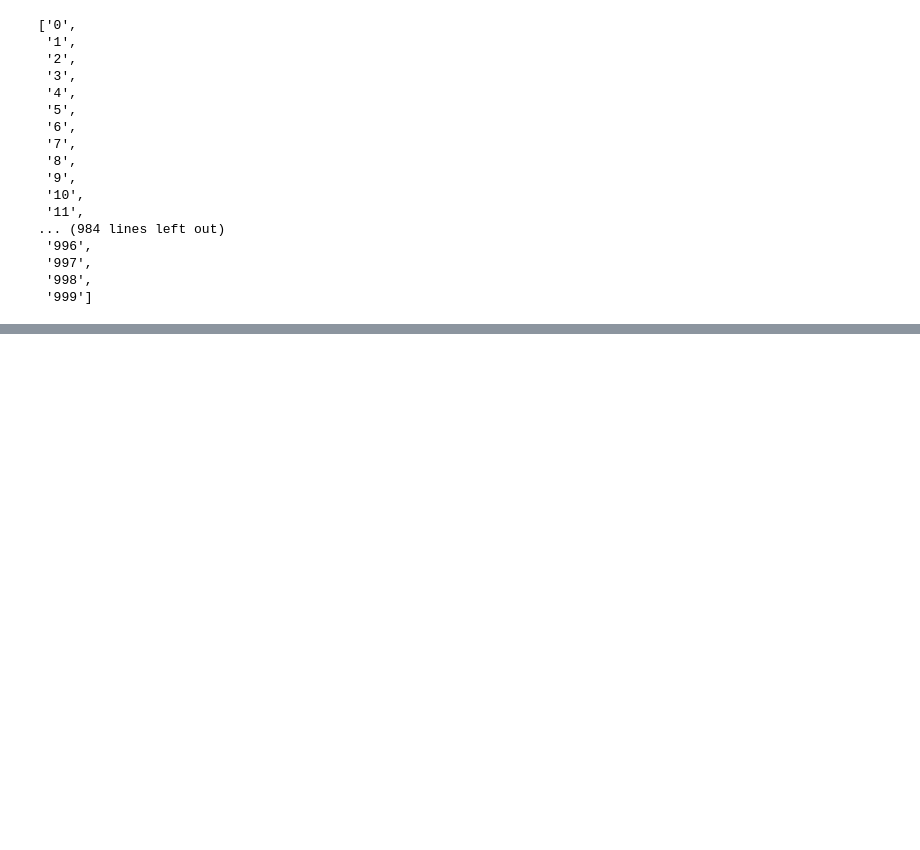
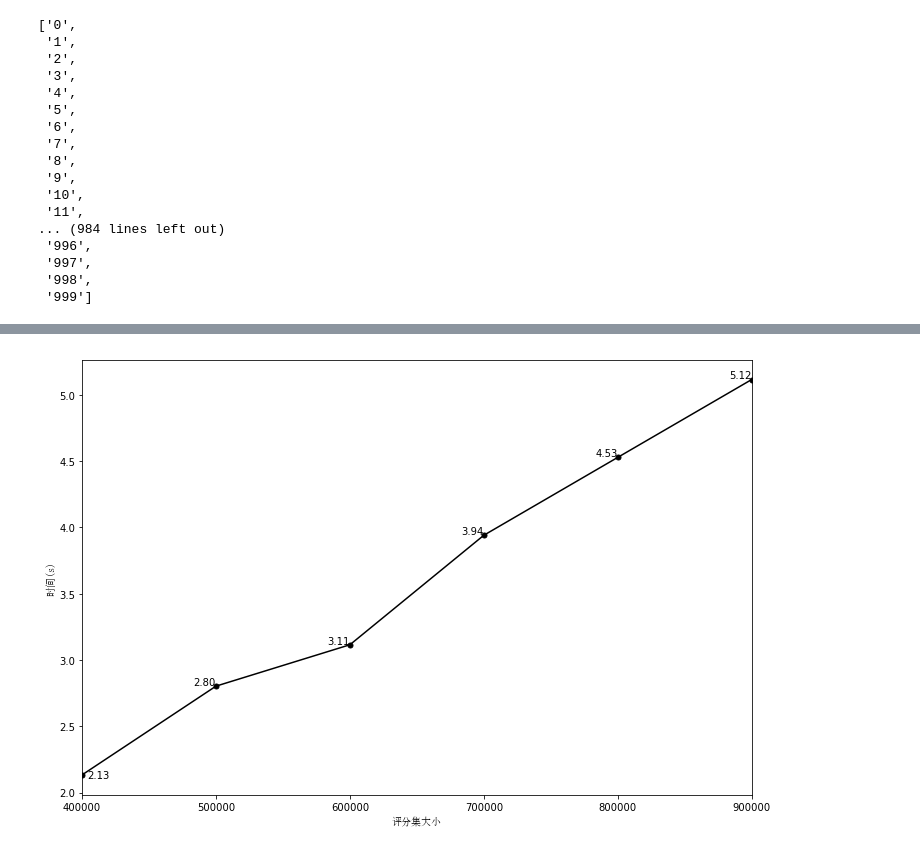
Before and after one commit to WoodExplorer/dissertation__recommendation_system__experiment, a Jupyter notebook: Chap 2 Exp 4 time complexity - redo.ipynb, the cells around one changed output, grey strips where cells are left out. Drawn from its saved outputs; the diff is of its cells as text; code cells hidden in the pictures; blank space fills up the shorter version.

Commit message:
[Linux] Preparing plots - all plots done!

```diff
--- a/Chap 2 Exp 4 time complexity - redo.ipynb
+++ b/Chap 2 Exp 4 time complexity - redo.ipynb
@@ -287,7 +287,7 @@ def generate_mimic_data_train_set_with_specified_M_and_R(num_of_movies, num_of_r
 
 #num_of_movies_list = [1000, 3000, 5000]
 num_of_movies_list = [1000]
-num_of_rates_list = 10**6 * np.array(range(1, 6 + 1))
+num_of_rates_list = 10**5 * np.array(range(4, 9 + 1))
 
 metric = []
 
@@ -488,8 +551,12 @@ import numpy as np
 import pandas as pd
 import matplotlib.pyplot as plt
 import matplotlib.font_manager as font_manager
+# %%
+g_color = 'black'
+g_marker_size = 5
 # %%
 # the old way - data source is in memory
+font = font_manager.FontProperties(fname='/home/wsyj/Downloads/simsun.ttc')
 
 values = [x[2] for x in metric]
 indexes = [x[1] for x in metric]
@@ -498,7 +565,7 @@ labels=["%.2f" % x for x in values]
 df = pd.DataFrame( data=values, index=indexes, )
 
 
-ax = df.plot(legend=False, marker='o')
+ax = df.plot(legend=False, color=g_color, marker='o', markersize=g_marker_size)
 #legend = ax.legend()
 #font = font_manager.FontProperties(fname='/home/wsyj/Downloads/simsun.ttc')
 #
@@ -509,30 +576,32 @@ ax = df.plot(legend=False, marker='o')
 
 
 for step, (label, x, y) in enumerate(zip(labels, indexes, values)):
     #plt.annotate(
     #    label,
     #    xy=(x, y), xytext=(-20, 20),
     #    textcoords='offset points', ha='right', va='bottom',
     #    bbox=dict(boxstyle='round,pad=0.5', fc='yellow', alpha=0.5),
     #    arrowprops=dict(arrowstyle = '->', connectionstyle='arc3,rad=0'))  # <== fancy annotation
 
     if 0 == step:
         plt.annotate(
             label,
             xy=(x, y),
             xytext=(5, -5),
             textcoords='offset points', ha='left', va='bottom',)
     else:
         plt.annotate(
             label,
             xy=(x, y),
             xytext=(0, -1),
             textcoords='offset points', ha='right', va='bottom',)
 
 plt.ylabel(u'时间(s)', fontproperties=font)
 plt.xlabel(u'评分集大小', fontproperties=font)
 
 # setting graph size
 fig = plt.gcf()
 fig.set_size_inches(12, 8, forward=True)
 plt.show()
+# %% [output]
+[figure, added]
```
Also changed, not shown: parts of 5 cells of this notebook, 1 other file.
